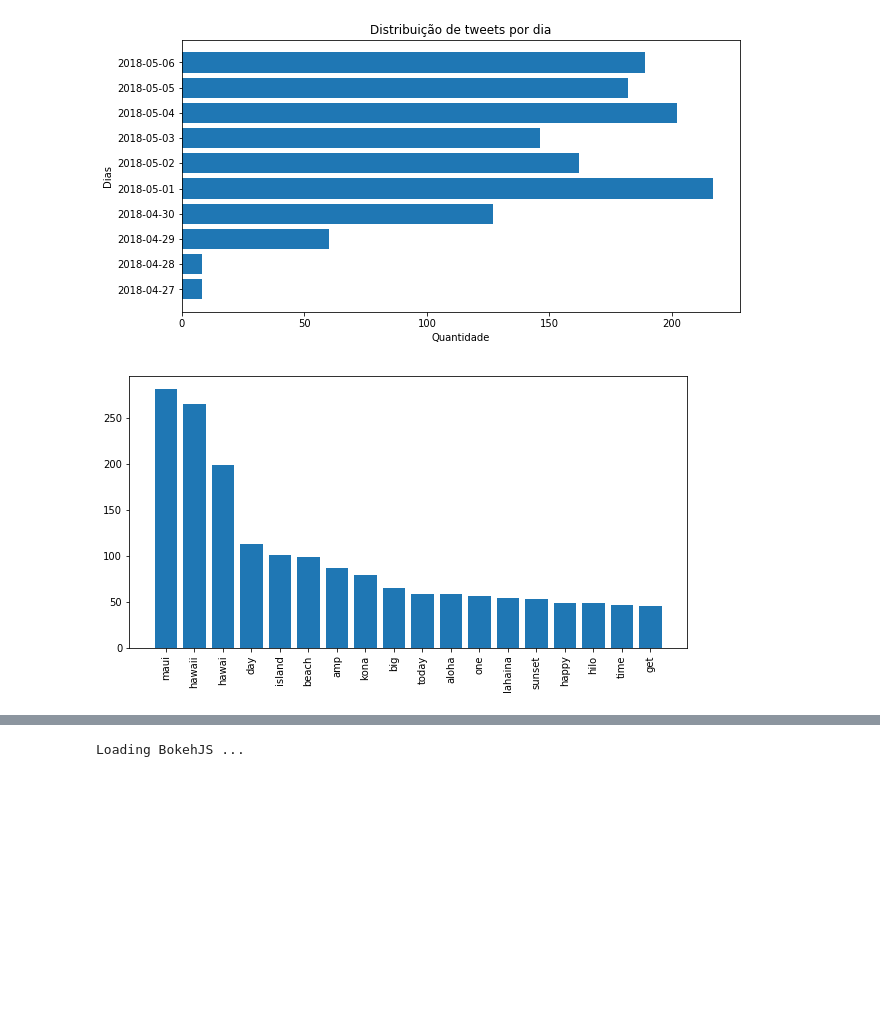
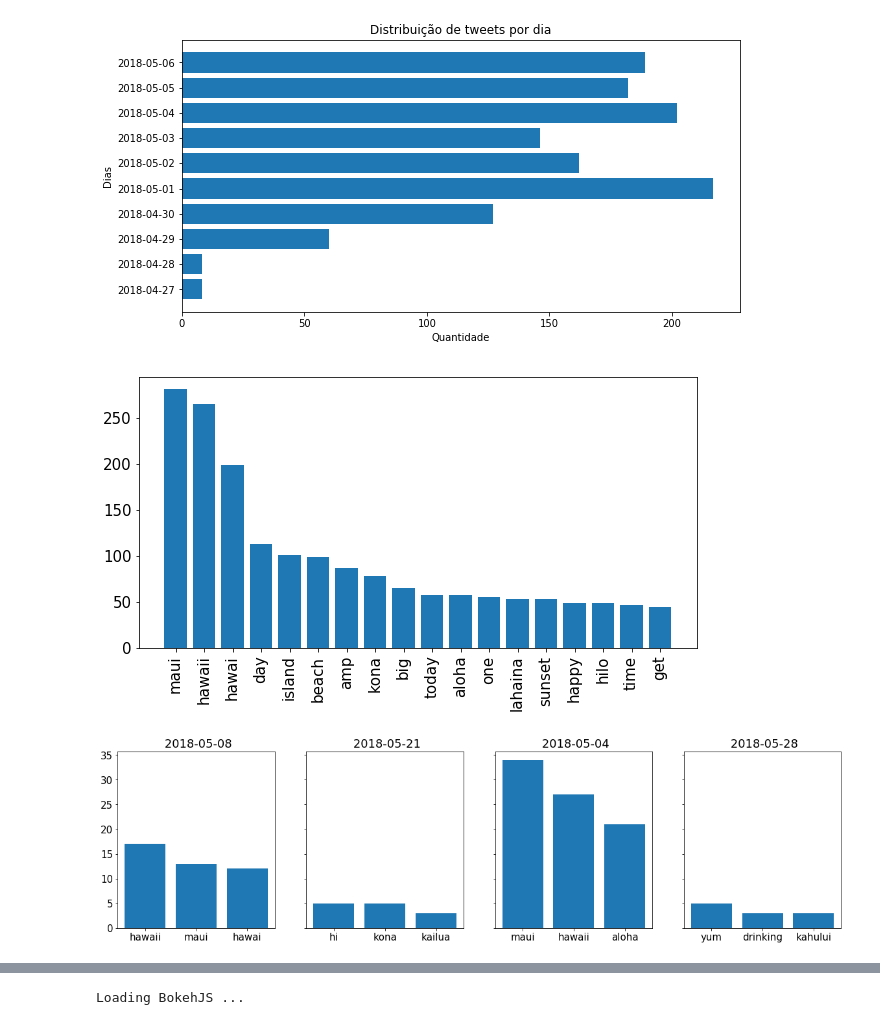
Before and after one commit to XAnakar/ICVDisaster, a Jupyter notebook: 🔥 Views for the article/main.ipynb, the cells around one changed output, grey strips where cells are left out. Saved outputs shown, nothing was run; the diff lists cells and outputs as text; code cells hidden in the pictures; blank space fills up the shorter version.

```diff
--- a/🔥 Views for the article/main.ipynb
+++ b/🔥 Views for the article/main.ipynb
@@ -170,10 +170,9 @@ def frequency_perday():
                 stopwords_clean(kem['text'])
             )
 
-        for tag, count in counter.most_common(6):
-            if len(tag) > 2:
-                flag[0].append(tag)
-                flag[1].append(count)
+        for tag, count in counter.most_common(3):
+            flag[0].append(tag)
+            flag[1].append(count)
         data_plot.append([line[7:18],flag])
 
             #condição pra passar somente palvras formadas com mais de 2 letras
@@ -183,37 +182,37 @@ def frequency_perday():
 
 def plot_words(data_plot):
 
     indexes = np.arange(len(data_plot[0]))
     plt.figure(figsize = (10, 5))
     plt.xticks(indexes, data_plot[0], rotation = 90)
     plt.bar(indexes, data_plot[1] , align='center')
 
 def plot_words_perday(data_plot):
 
-    stop = 5
+    stop = 4
     count = 0
 
     fig, axs = plt.subplots(1, stop, figsize=(20, 5), sharey=True)
-    fig.suptitle('Distribuição por dia')
 
     for title, line in data_plot:
-
+        plt.rc('font', size=15)
         axs[count].bar(line[0], line[1])
         axs[count].set_title(title)
         count += 1
 
         if count == stop:
             break;
 
 plot_words(
     frequency_all()
 )
 
 plot_words_perday(
     frequency_perday()
 )
 # %% [output]
-[figure, old version]
+[figure, new version]
+[figure, added]
 # %%
 import folium
 hawaii = folium.Map(location = [19.643392, -155.369082], zoom_start = 7.5)
```
Also changed, not shown: 3 other files.
